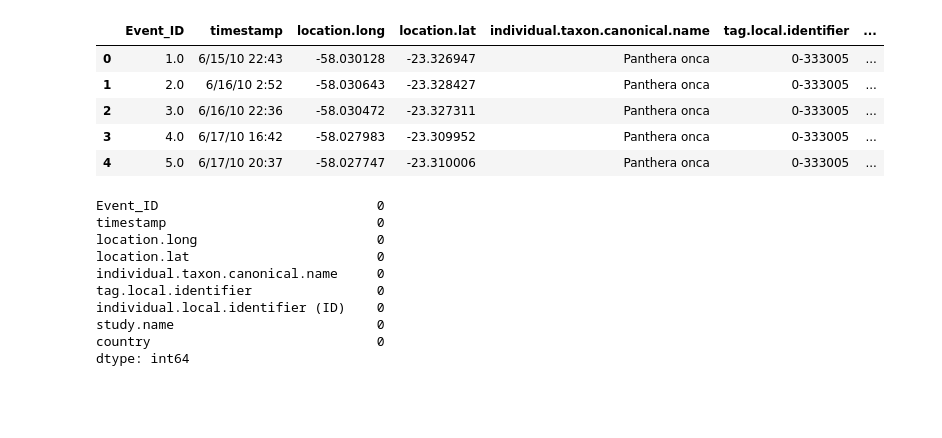
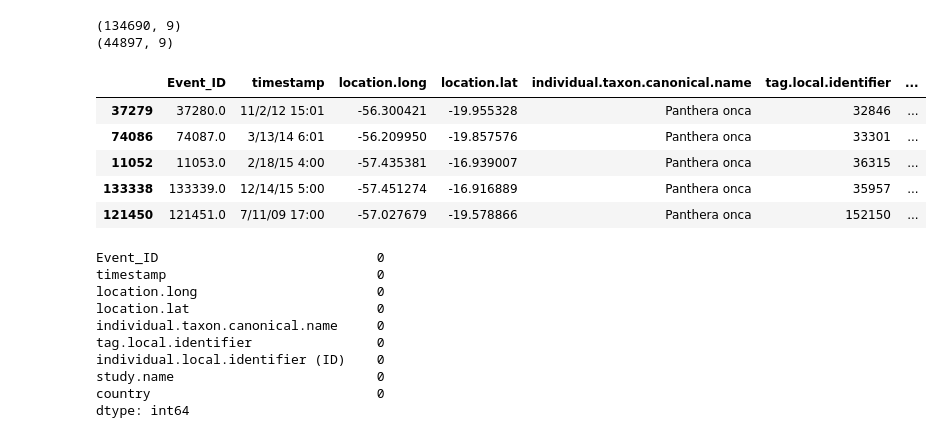
Before and after one commit to HenriqueGuima/ML-Jaguar-Movement-Geo-Referencing, a Jupyter notebook: main.ipynb, the cells around one changed output. Cells and saved outputs as stored; diff of their text form; code cells hidden in the pictures; blank space fills up the shorter version.

```diff
--- a/main.ipynb
+++ b/main.ipynb
@@ -12,15 +12,23 @@ from geopy.distance import geodesic
 # %%
 # Load dataset
 data = pd.read_csv('DataS1/jaguar_movement_data.csv')
 
+print(data.shape)
+# Sample the data to a third
+data = data.sample(frac=1/3)
+
+print(data.shape)
+
 data.head()
 # %% [output]
+(134690, 9)
+(44897, 9)
 |  | Event_ID | timestamp | location.long | location.lat | individual.taxon.canonical.name | tag.local.identifier | ... |
-| 0 | 1.0 | 6/15/10 22:43 | -58.030128 | -23.326947 | Panthera onca | 0-333005 | ... |
-| 1 | 2.0 | 6/16/10 2:52 | -58.030643 | -23.328427 | Panthera onca | 0-333005 | ... |
-| 2 | 3.0 | 6/16/10 22:36 | -58.030472 | -23.327311 | Panthera onca | 0-333005 | ... |
-| 3 | 4.0 | 6/17/10 16:42 | -58.027983 | -23.309952 | Panthera onca | 0-333005 | ... |
-| 4 | 5.0 | 6/17/10 20:37 | -58.027747 | -23.310006 | Panthera onca | 0-333005 | ... |
+| 37279 | 37280.0 | 11/2/12 15:01 | -56.300421 | -19.955328 | Panthera onca | 32846 | ... |
+| 74086 | 74087.0 | 3/13/14 6:01 | -56.209950 | -19.857576 | Panthera onca | 33301 | ... |
+| 11052 | 11053.0 | 2/18/15 4:00 | -57.435381 | -16.939007 | Panthera onca | 36315 | ... |
+| 133338 | 133339.0 | 12/14/15 5:00 | -57.451274 | -16.916889 | Panthera onca | 35957 | ... |
+| 121450 | 121451.0 | 7/11/09 17:00 | -57.027679 | -19.578866 | Panthera onca | 152150 | ... |
 # %%
 data_cp = data.copy()
 data_cp.isnull().sum()
```
Also changed, not shown: parts of 7 cells of this notebook.
